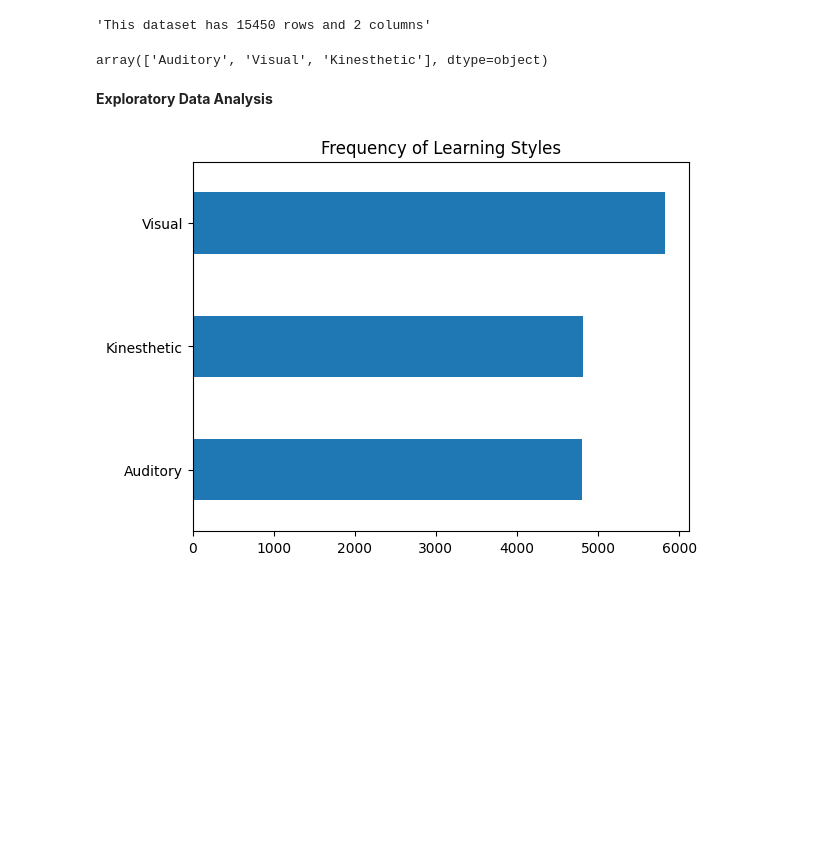
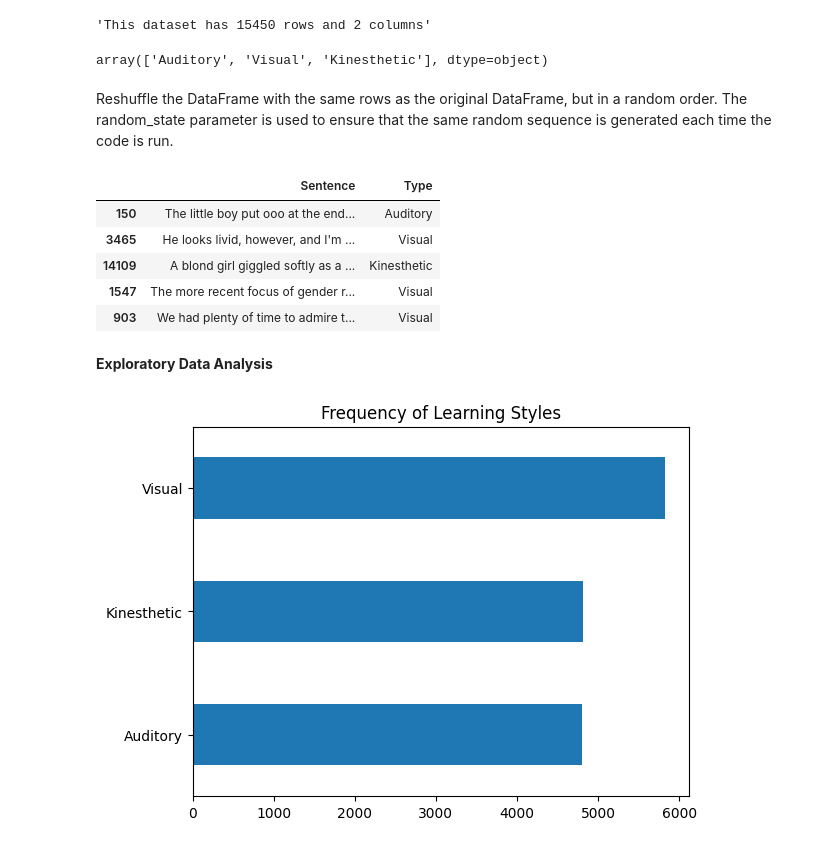
Before and after one commit to dekings44/students_companion_bot, a Jupyter notebook: main.ipynb, the cells around one changed output. Cells and saved outputs as stored; diff of their text form; code cells hidden in the pictures; blank space fills up the shorter version.

```diff
--- a/main.ipynb
+++ b/main.ipynb
@@ -81,6 +81,21 @@ classes = data['Type'].unique()
 classes
 # %% [output]
 array(['Auditory', 'Visual', 'Kinesthetic'], dtype=object)
+# %% [markdown]
+Reshuffle the DataFrame with the same rows as the original DataFrame, but in a random order. The random_state parameter is used to ensure that the same random sequence is generated each time the code is run.
+# %%
+# Shuffle the DataFrame
+data = data.sample(frac=1, random_state=42)
+
+# Print the shuffled DataFrame
+data.head()
+# %% [output]
+|  | Sentence | Type |
+| 150 | The little boy put ooo at the end... | Auditory |
+| 3465 | He looks livid, however, and I'm ... | Visual |
+| 14109 | A blond girl giggled softly as a ... | Kinesthetic |
+| 1547 | The more recent focus of gender r... | Visual |
+| 903 | We had plenty of time to admire t... | Visual |
 # %%
 # This Function is to clean the dataset and remove the noise
 def cleanData(data):
```
Also changed, not shown: parts of 13 cells of this notebook.
